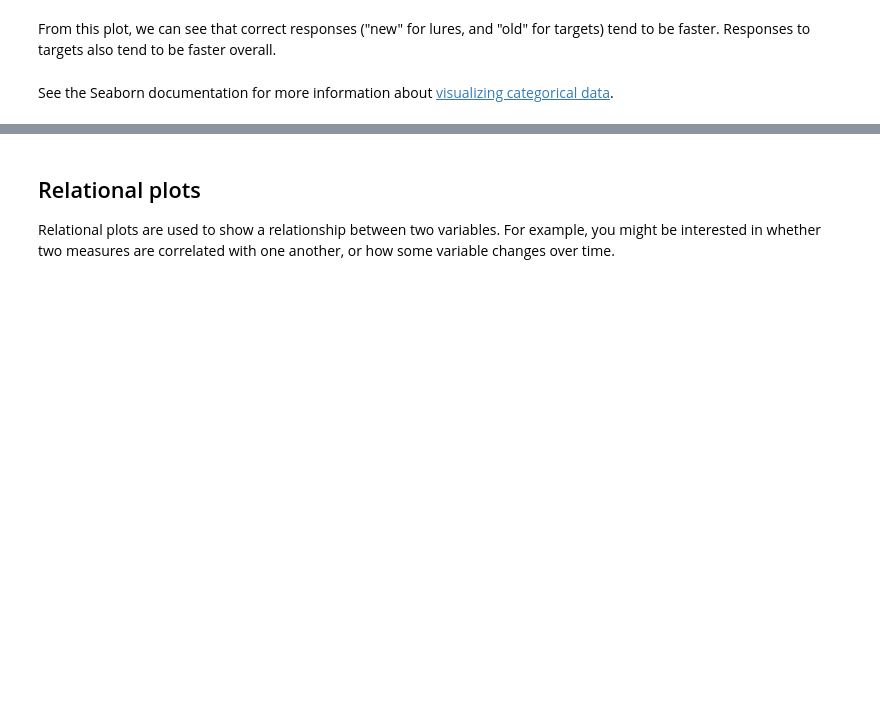
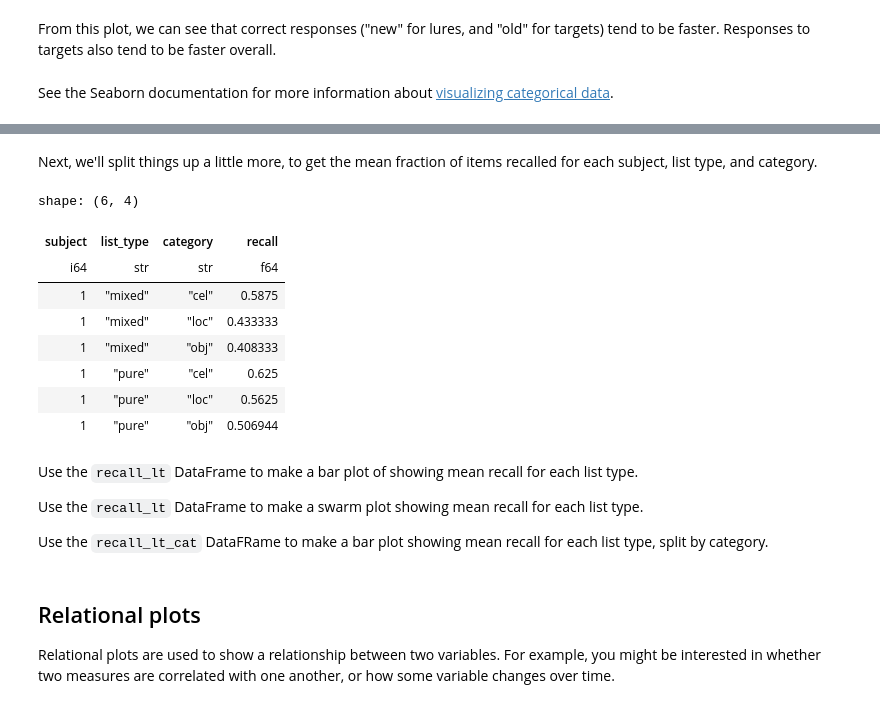
Before and after one commit to mortonne/datascipsych, a Jupyter notebook: assignments/assignment10/data_visualization.ipynb, the cells around one changed output, grey strips where cells are left out. Saved outputs shown, nothing was run; the diff lists cells and outputs as text; code cells hidden in the pictures; blank space fills up the shorter version.

```diff
--- a/assignments/assignment10/data_visualization.ipynb
+++ b/assignments/assignment10/data_visualization.ipynb
@@ -187,0 +261,25 @@ See the Seaborn documentation for more information about [visualizing categorica
+# %% [markdown]
+Next, we'll split things up a little more, to get the mean fraction of items recalled for each subject, list type, and category.
+# %%
+recall_lt_cat = (
+    fr.group_by("subject", "list_type", "category")
+    .agg(pl.col("recall").mean())
+    .sort("subject", "list_type", "category")
+)
+recall_lt_cat.head(6)
+# %% [output]
+shape: (6, 4)
+| subject | list_type | category | recall |
+| i64 | str | str | f64 |
+| 1 | "mixed" | "cel" | 0.5875 |
+| 1 | "mixed" | "loc" | 0.433333 |
+| 1 | "mixed" | "obj" | 0.408333 |
+| 1 | "pure" | "cel" | 0.625 |
+| 1 | "pure" | "loc" | 0.5625 |
+| 1 | "pure" | "obj" | 0.506944 |
+# %% [markdown]
+Use the `recall_lt` DataFrame to make a bar plot of showing mean recall for each list type.
+
+Use the `recall_lt` DataFrame to make a swarm plot showing mean recall for each list type.
+
+Use the `recall_lt_cat` DataFRame to make a bar plot showing mean recall for each list type, split by category.
```
Also changed, not shown: parts of 56 cells of this notebook.
